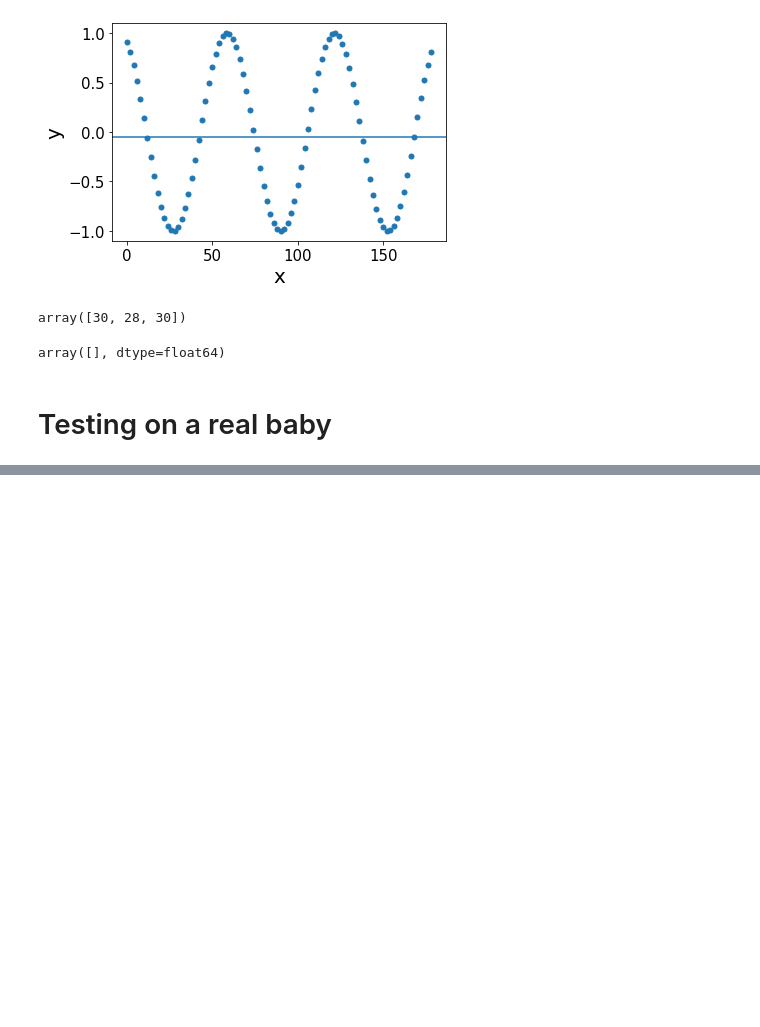
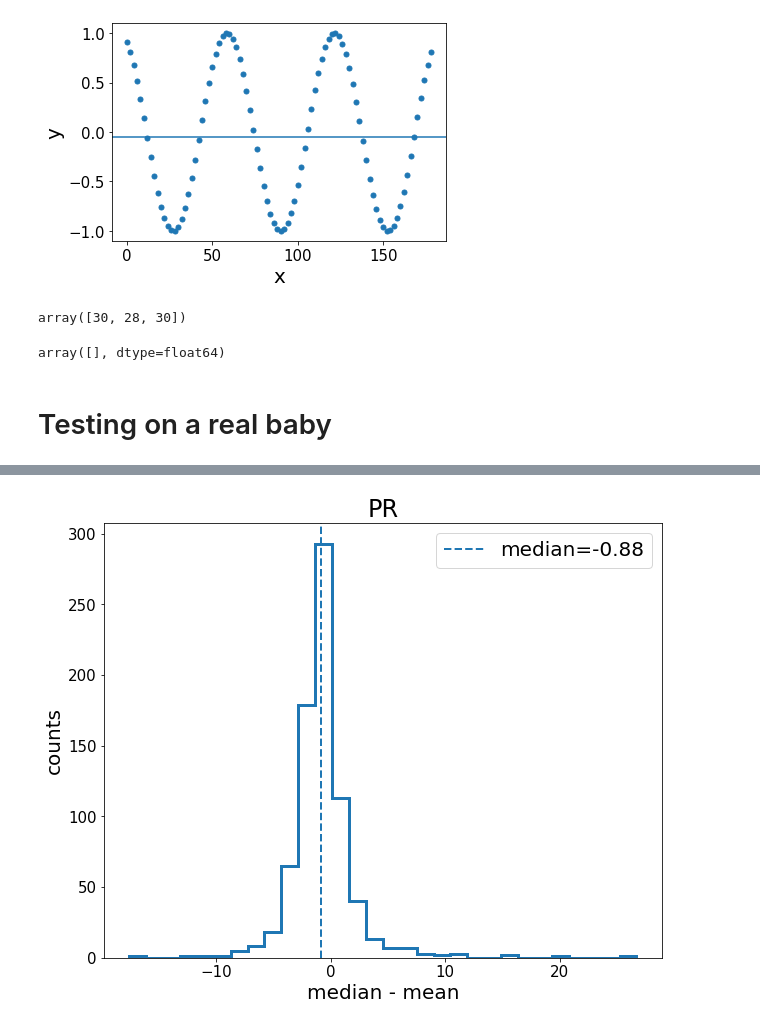
Before and after one commit to shisteve/NHS, a Jupyter notebook: 013_count_bradycardia.ipynb, the cells around one changed output, grey strips where cells are left out. Drawn from its saved outputs; the diff is of its cells as text; code cells hidden in the pictures; blank space fills up the shorter version.

```diff
--- a/013_count_bradycardia.ipynb
+++ b/013_count_bradycardia.ipynb
@@ -147,0 +182,12 @@ B.measurements_bradycardia_episodes_number[1]
+# %%
+plt.figure(figsize=(10,8))
+diff = T['MED_PR']-T['MEAN_PR']
+plt.hist(diff,bins=30,histtype='step',lw=3)
+plt.axvline(np.median(diff),ls='dashed',lw=2,label='median=%.2f'%np.median(diff))
+plt.xlabel('median - mean')
+plt.ylabel('counts')
+plt.title('PR')
+plt.legend()
+plt.show()
+# %% [output]
+[figure, added]
```
Also changed, not shown: parts of 14 cells of this notebook, 4 other files.
